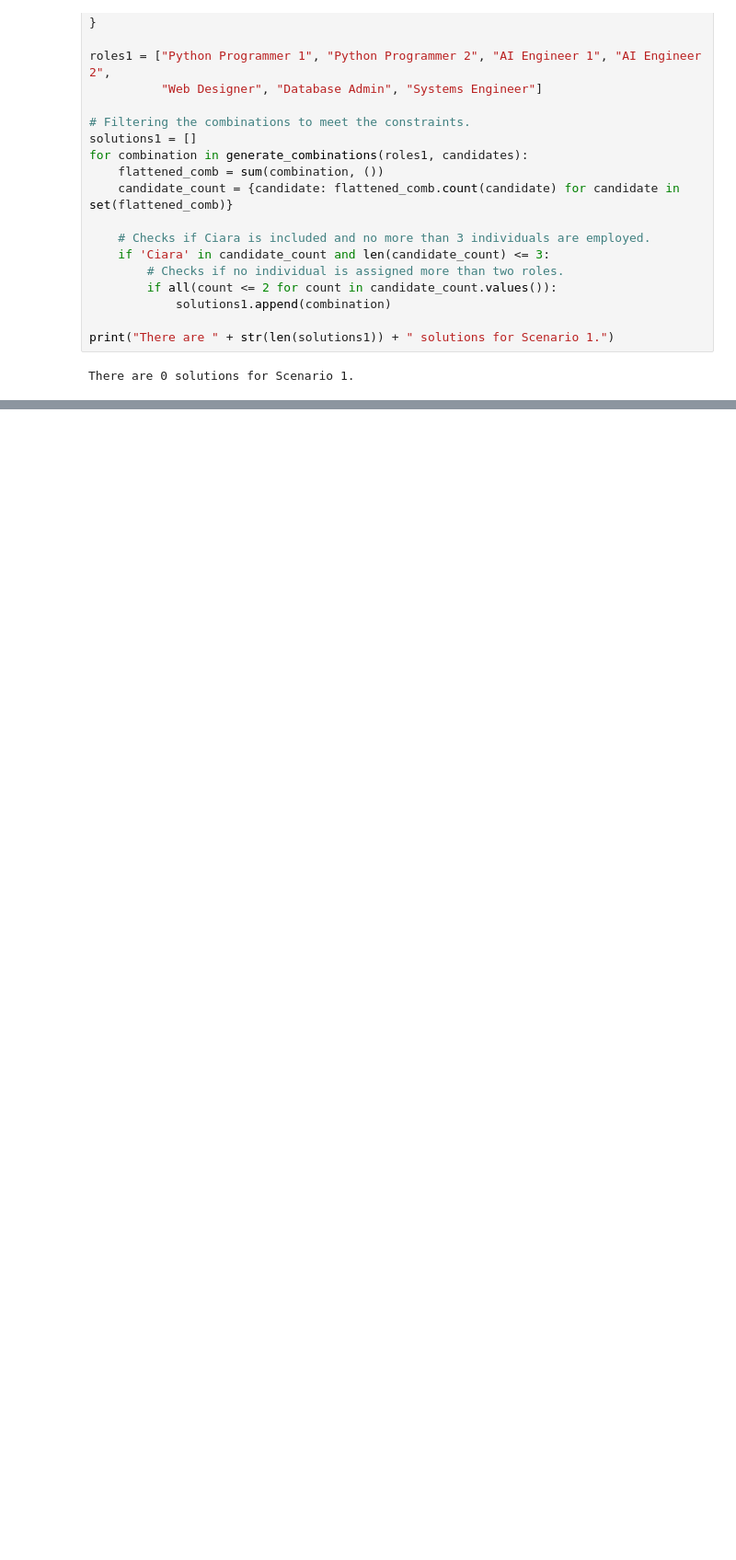
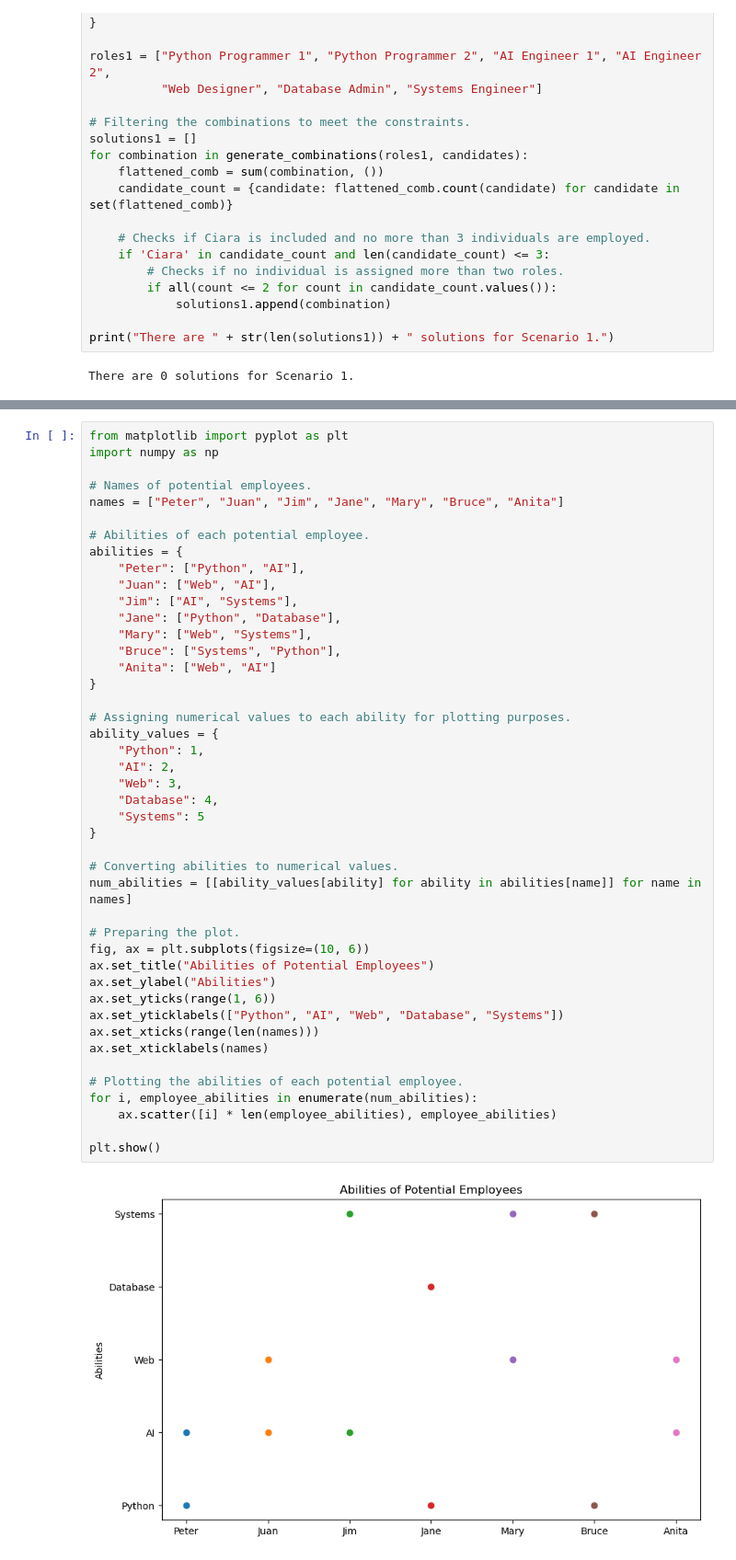
Before and after one commit to 2020344/LuanNavarroSilva_AI_DV_ICA, a Jupyter notebook: LuanNavarroSilva_AI_DV_ICA.ipynb, the cells around one changed output, grey strips where cells are left out. Shown at 92% size. Saved outputs shown, nothing was run; the diff lists cells and outputs as text; blank space fills up the shorter version.

Commit message:
Commit 7
Implementing plot 1 - Abilities of Potential Employees

```diff
--- a/LuanNavarroSilva_AI_DV_ICA.ipynb
+++ b/LuanNavarroSilva_AI_DV_ICA.ipynb
@@ -244,0 +249,46 @@ Solution 21: {'Python Programmer': 'Bruce', 'AI Engineer 1': 'Anita', 'AI Engine
+# %%
+from matplotlib import pyplot as plt
+import numpy as np
+
+# Names of potential employees.
+names = ["Peter", "Juan", "Jim", "Jane", "Mary", "Bruce", "Anita"]
+
+# Abilities of each potential employee.
+abilities = {
+    "Peter": ["Python", "AI"],
+    "Juan": ["Web", "AI"],
+    "Jim": ["AI", "Systems"],
+    "Jane": ["Python", "Database"],
+    "Mary": ["Web", "Systems"],
+    "Bruce": ["Systems", "Python"],
+    "Anita": ["Web", "AI"]
+}
+
+# Assigning numerical values to each ability for plotting purposes.
+ability_values = {
+    "Python": 1,
+    "AI": 2,
+    "Web": 3,
+    "Database": 4,
+    "Systems": 5
+}
+
+# Converting abilities to numerical values.
+num_abilities = [[ability_values[ability] for ability in abilities[name]] for name in names]
+
+# Preparing the plot.
+fig, ax = plt.subplots(figsize=(10, 6))
+ax.set_title("Abilities of Potential Employees")
+ax.set_ylabel("Abilities")
+ax.set_yticks(range(1, 6))
+ax.set_yticklabels(["Python", "AI", "Web", "Database", "Systems"])
+ax.set_xticks(range(len(names)))
+ax.set_xticklabels(names)
+
+# Plotting the abilities of each potential employee.
+for i, employee_abilities in enumerate(num_abilities):
+    ax.scatter([i] * len(employee_abilities), employee_abilities)
+
+plt.show()
+# %% [output]
+[figure, added]
```
Also changed, not shown: parts of 2 cells of this notebook.
